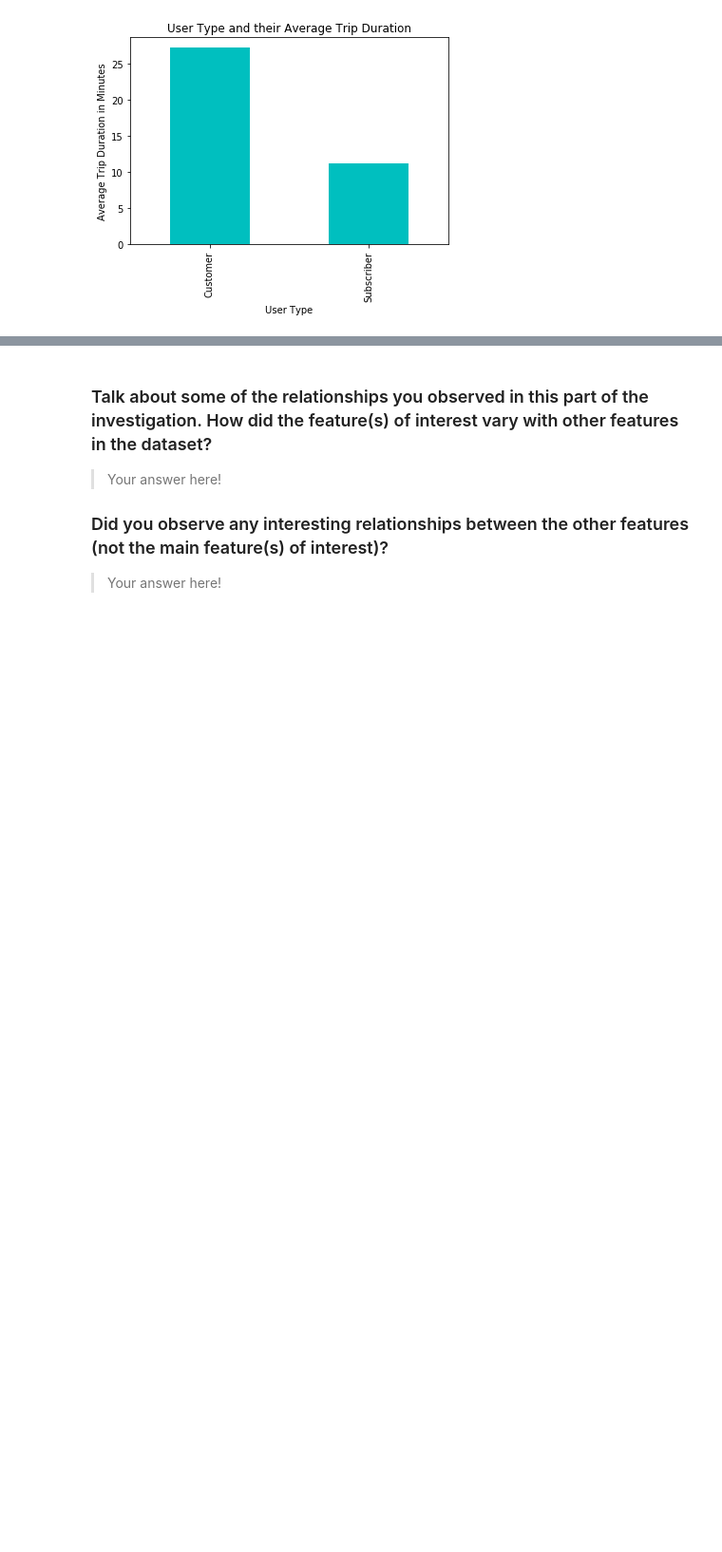
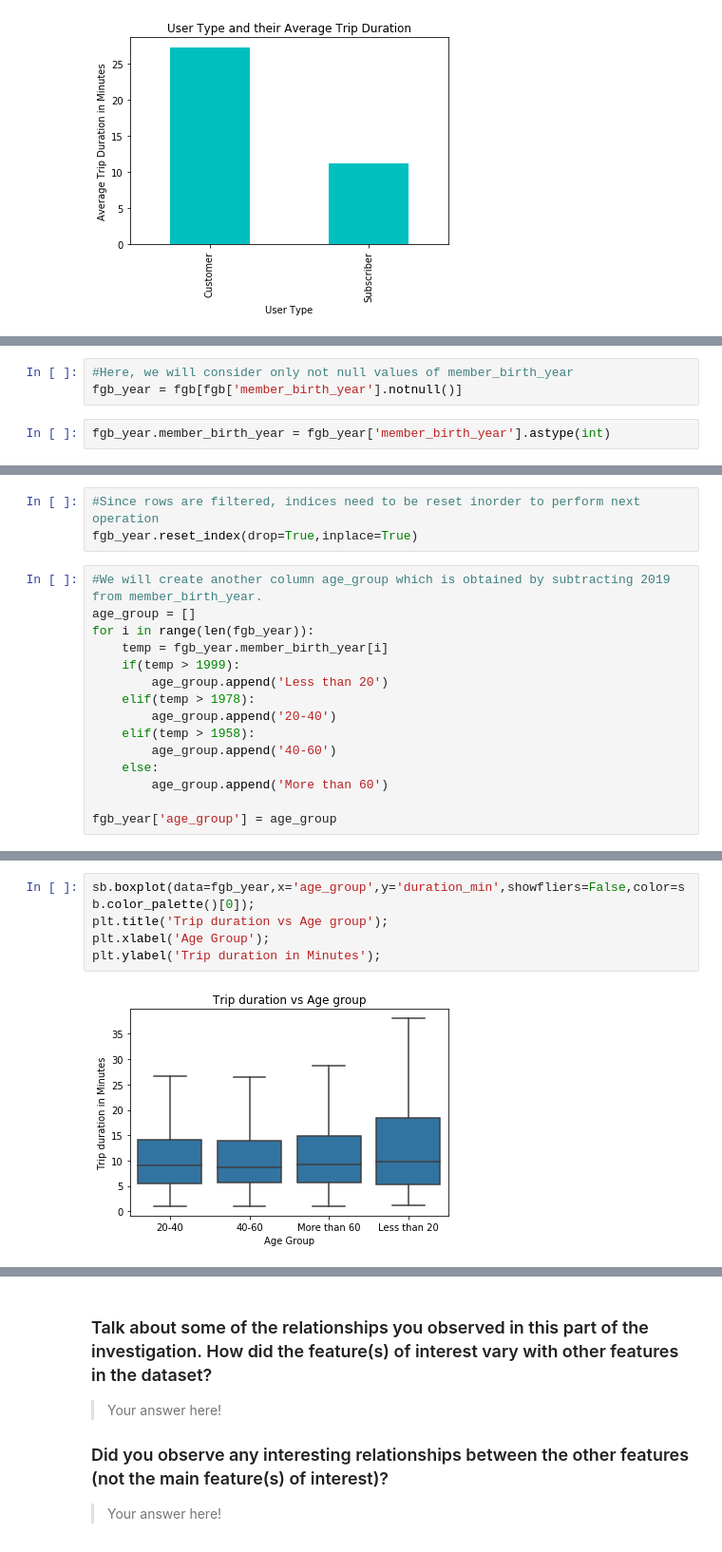
Before and after one commit to akshaybogar/FordGoBike, a Jupyter notebook: fordgobike.ipynb, the cells around one changed output, grey strips where cells are left out. Shown: that part at 95% size. Cells and saved outputs as stored; diff of their text form; blank space fills up the shorter version.

Commit message:
Trip duration vs Age group plotted

```diff
--- a/fordgobike.ipynb
+++ b/fordgobike.ipynb
@@ -134,0 +133,5 @@ Name: duration_min, dtype: float64
+# %%
+#Here, we will consider only not null values of member_birth_year
+fgb_year = fgb[fgb['member_birth_year'].notnull()]
+# %%
+fgb_year.member_birth_year = fgb_year['member_birth_year'].astype(int)
@@ -134,0 +144,18 @@ Name: duration_min, dtype: float64
+# %%
+#Since rows are filtered, indices need to be reset inorder to perform next operation
+fgb_year.reset_index(drop=True,inplace=True)
+# %%
+#We will create another column age_group which is obtained by subtracting 2019 from member_birth_year.
+age_group = []
+for i in range(len(fgb_year)):
+    temp = fgb_year.member_birth_year[i]
+    if(temp > 1999):
+        age_group.append('Less than 20')
+    elif(temp > 1978):
+        age_group.append('20-40')
+    elif(temp > 1958):
+        age_group.append('40-60')
+    else:
+        age_group.append('More than 60')
+
+fgb_year['age_group'] = age_group
@@ -134,0 +184,7 @@ Name: duration_min, dtype: float64
+# %%
+sb.boxplot(data=fgb_year,x='age_group',y='duration_min',showfliers=False,color=sb.color_palette()[0]);
+plt.title('Trip duration vs Age group');
+plt.xlabel('Age Group');
+plt.ylabel('Trip duration in Minutes');
+# %% [output]
+[figure, added]
```
Also changed, not shown: parts of 10 cells of this notebook.
